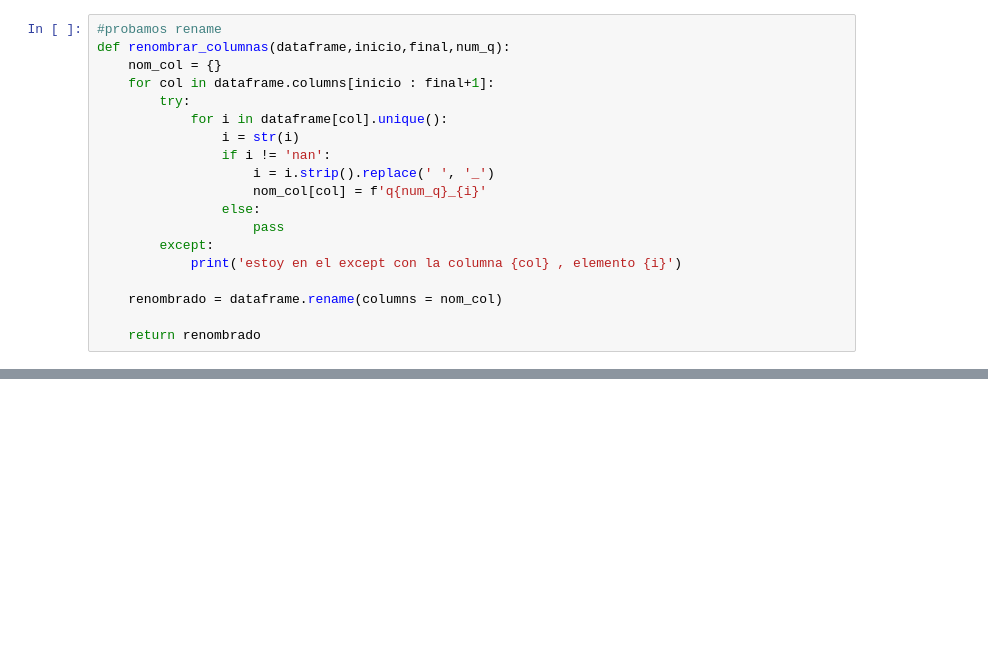
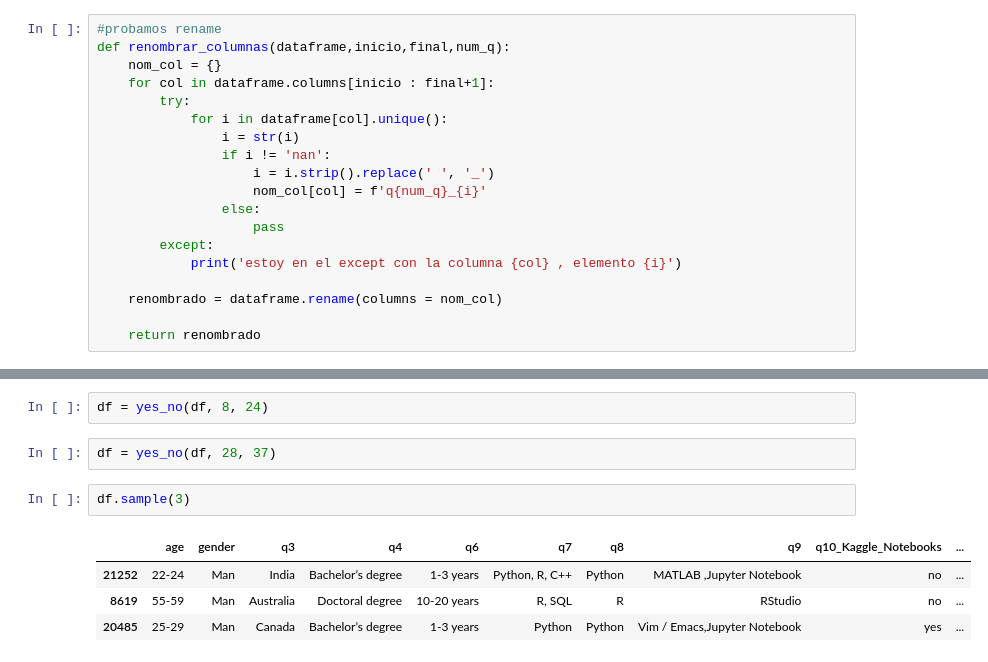
Before and after one commit to MaitaneP/adalab-da-modulo2-proyecto-equipo3, a Jupyter notebook: tratamiento_datos.ipynb, the cells around one changed output, grey strips where cells are left out. Cells and saved outputs as stored; diff of their text form; blank space fills up the shorter version.

```diff
--- a/tratamiento_datos.ipynb
+++ b/tratamiento_datos.ipynb
@@ -63,0 +67,11 @@ print(f'DICCIONARIO NOMBRES COLUMNAS: {nomb_col_q39}')
+# %%
+df = yes_no(df, 8, 24)
+# %%
+df = yes_no(df, 28, 37)
+# %%
+df.sample(3)
+# %% [output]
+|  | age | gender | q3 | q4 | q6 | q7 | q8 | q9 | q10_Kaggle_Notebooks | ... |
+| 21252 | 22-24 | Man | India | Bachelor’s degree | 1-3 years | Python, R, C++ | Python | MATLAB ,Jupyter Notebook | no | ... |
+| 8619 | 55-59 | Man | Australia | Doctoral degree | 10-20 years | R, SQL | R | RStudio | no | ... |
+| 20485 | 25-29 | Man | Canada | Bachelor’s degree | 1-3 years | Python | Python | Vim / Emacs,Jupyter Notebook | yes | ... |
```
Also changed, not shown: parts of 16 cells of this notebook.
